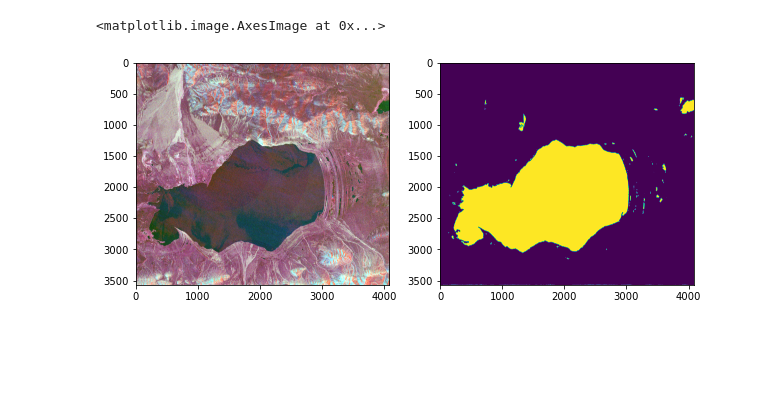
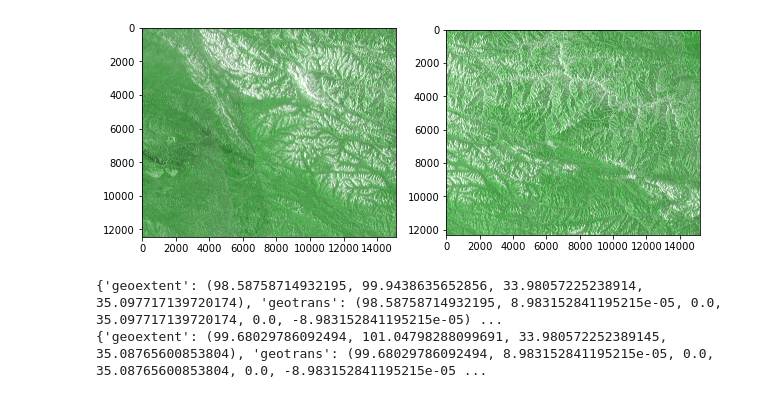
Before and after one commit to xinluo2018/Tibet-Water-2020, a Jupyter notebook: visual/tmp.ipynb, the cells around one changed output. Cells and saved outputs as stored; diff of their text form; code cells hidden in the pictures; blank space fills up the shorter version.

```diff
--- a/visual/tmp.ipynb
+++ b/visual/tmp.ipynb
@@ -20,9 +10,20 @@ scene = np.concatenate((s1_as, s1_des), axis=-1)
+# %%
+path_img1 = '/WD-myBook/tibet-water/tibet-202001/s1_ascend/tibet_s1as_202001_tile_198.tif'
+path_img2 = '/WD-myBook/tibet-water/tibet-202001/s1_ascend/tibet_s1as_202001_tile_199.tif'
+# %%
+img_1, img1_info = readTiff(path_img1)
+img_2, img2_info = readTiff(path_img2)
 # %%
 plt.figure(figsize=(10,5))
 plt.subplot(1,2,1)
-imgShow(scene, clip_percent=1, per_band_clip='True')
+imgShow(img_1, color_bands=(1, 0, 1), clip_percent=1)
 plt.subplot(1,2,2)
-plt.imshow(s1_water)
+imgShow(img_2, color_bands=(1, 0, 1), clip_percent=1)
 # %% [output]
-<matplotlib.image.AxesImage at 0x...>
-[figure, old version]
+[figure, new version]
+# %%
+print(img1_info)
+print(img2_info)
+# %% [output]
+{'geoextent': (98.58758714932195, 99.9438635652856, 33.98057225238914, 35.097717139720174), 'geotrans': (98.58758714932195, 8.983152841195215e-05, 0.0, 35.097717139720174, 0.0, -8.983152841195215e-05) ...
+{'geoextent': (99.68029786092494, 101.04798288099691, 33.980572252389145, 35.08765600853804), 'geotrans': (99.68029786092494, 8.983152841195215e-05, 0.0, 35.08765600853804, 0.0, -8.983152841195215e-05 ...
```
Also changed, not shown: parts of 4 cells of this notebook, 7 other files.
